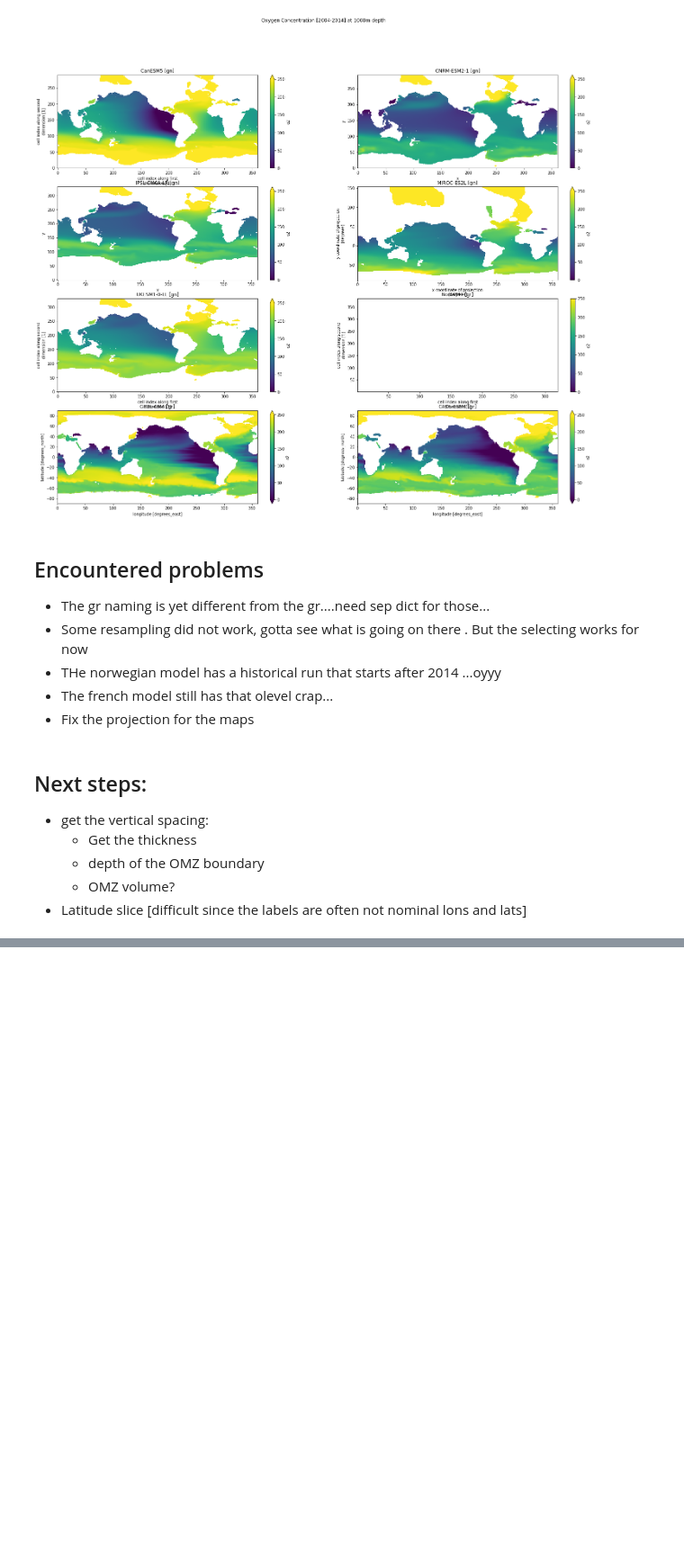
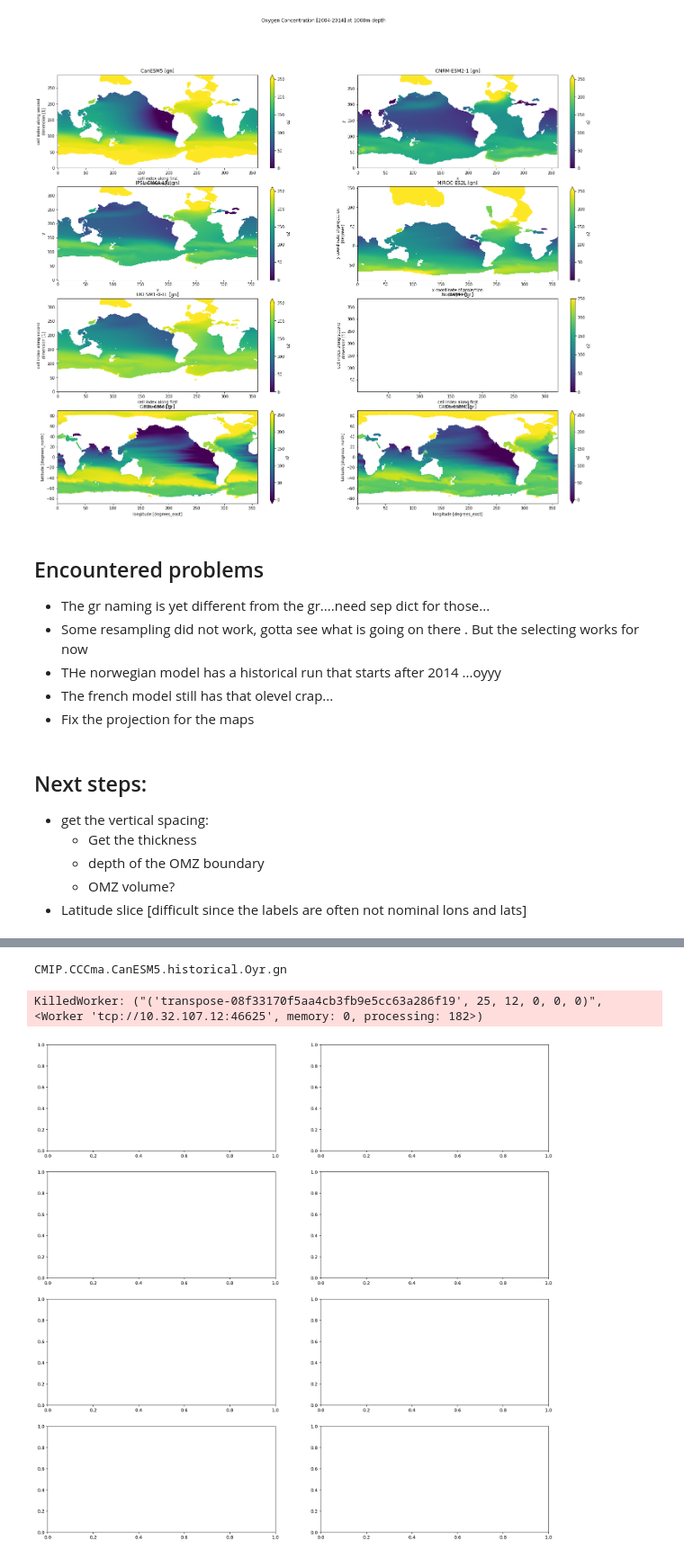
Before and after one commit to mara-freilich/cmip6hack-ocean-bgc, a Jupyter notebook: notebooks/jbusecke_o2_validation.ipynb, the cells around one changed output, grey strips where cells are left out. Shown at 90% size. Drawn from its saved outputs; the diff is of its cells as text; code cells hidden in the pictures; blank space fills up the shorter version.

Commit message:
Start to clean up the o2 notebook

```diff
--- a/notebooks/jbusecke_o2_validation.ipynb
+++ b/notebooks/jbusecke_o2_validation.ipynb
@@ -124,0 +192,11 @@ for z in [100, 250, 500, 1000]:
+# %%
+
+
+    for ax,(k, ds) in zip(axarr.flat, omz_cumu.items()):
+        if not any([a in k for a in ['CanESM5','MIROC-ES2L']]): #these for some reason kill workers...
+            ds = ds.squeeze()
+            if 'member_id' in ds.dims:
+                ds = ds.mean('member_id')
+            da = da.load()
+            da.plot(ax=ax)
+        ax.set_title(k)
@@ -124,0 +205,8 @@ for z in [100, 250, 500, 1000]:
+# %%
+def omz_wrapper_thick(ds):
+    print(ds.attrs['source_id'])
+    o2 = ds.o2 * 1e6 / 1035
+    dz = (ds.thkcello.squeeze())
+    return omz_volume(o2, dz, o2_bins, dim=['lev'])
+
+omz_thick = {k: omz_wrapper_thick(ds).chunk({'time':1}).cumsum('o2_bin').sel(o2_bin=80, method='nearest')  for k, ds in data_dict_omz.items() }\
@@ -124,0 +246,32 @@ for z in [100, 250, 500, 1000]:
+# %%
+for mode in ['mean', 'change']:
+    fig, axarr = plt.subplots(ncols=2, nrows=4, figsize=[20,20])
+    for ax,(k, ds) in zip(axarr.flat, omz_thick.items()):
+#         if not any([a in k for a in ['CanESM5','MIROC-ES2L']]): #these for some reason kill workers...
+        if any([a in k for a in ['CanESM5']]): #
+            roi_start = {'time':slice('1850-01-01','1900-01-01')}
+            roi_end = {'time':slice('2004-01-01','2014-01-01')}
+
+            ds = ds.squeeze()
+            nanmask = xr.ufuncs.isnan(data_dict_omz[k].o2.isel(time=0).squeeze()).all('lev')
+            if 'member_id' in ds.dims:
+                ds = ds.mean('member_id')
+                nanmask = nanmask.isel(member_id=0)
+
+            print(k)
+            if mode == 'mean':
+                da = ds.sel(**roi_end).mean('time')
+                vmax = 3000
+            elif mode == 'change':
+                da = ds.sel(**roi_end).mean('time') - ds.sel(**roi_start).mean('time')
+                vmax = 500
+            da = da.load()
+            da = da.where(~nanmask)
+            da.plot(vmax=vmax, ax=ax)
+        ax.set_title(k)
+
+    fig.subplots_adjust(hspace=0.2)
+# %% [output]
+CMIP.CCCma.CanESM5.historical.Oyr.gn
+KilledWorker: ("('transpose-08f33170f5aa4cb3fb9e5cc63a286f19', 25, 12, 0, 0, 0)", <Worker 'tcp://10.32.107.12:46625', memory: 0, processing: 182>)
+[figure, added]
```
Also changed, not shown: parts of 18 cells of this notebook.
